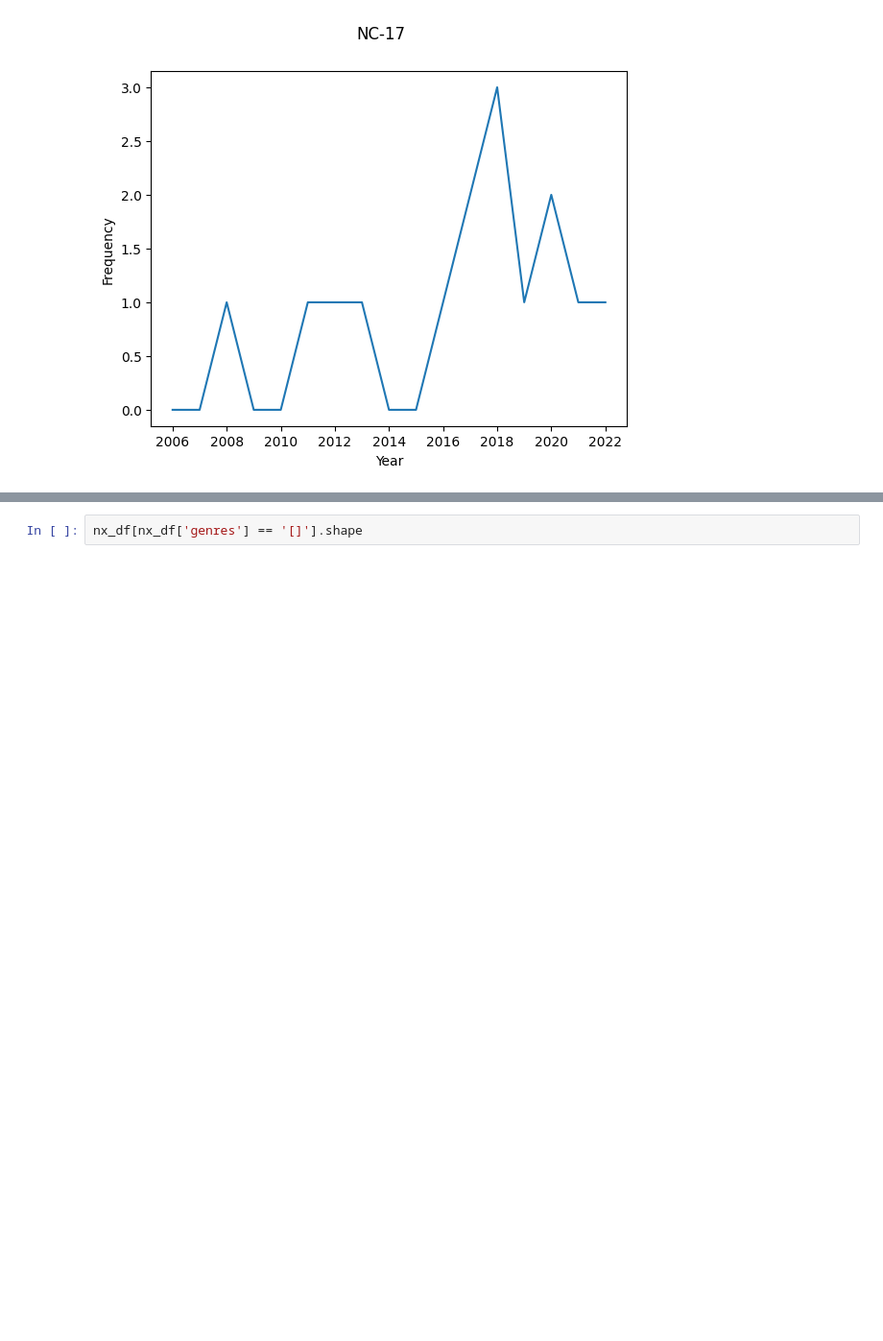
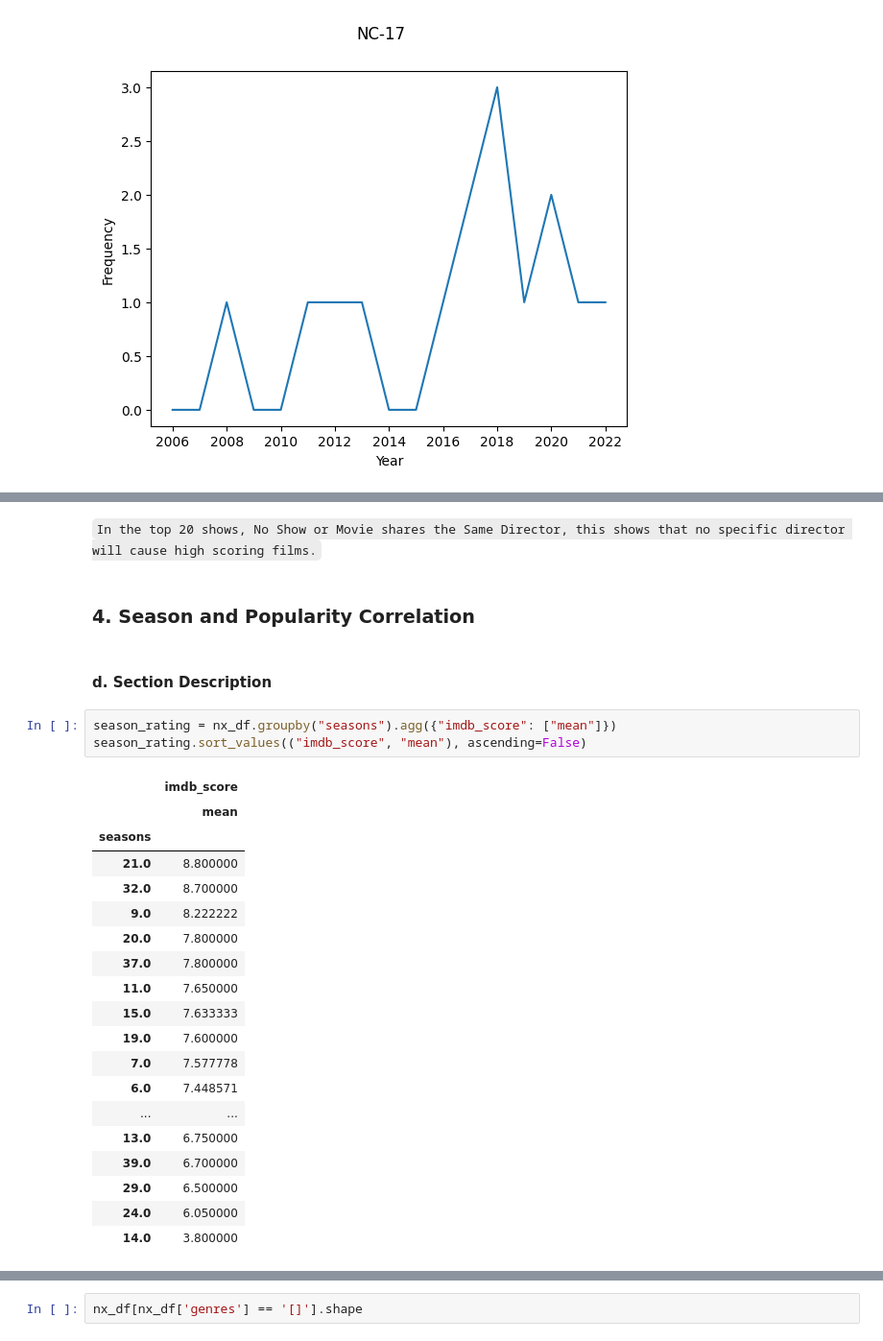
Before and after one commit to RJ0514/CSMODEL_Case_Study, a Jupyter notebook: Phase1.ipynb, the cells around one changed output, grey strips where cells are left out. Shown at 96% size. Cells and saved outputs as stored; diff of their text form; blank space fills up the shorter version.

Commit message:
Updated Notebook. Add your Section Description.

```diff
--- a/Phase1.ipynb
+++ b/Phase1.ipynb
@@ -235,0 +281,29 @@ for certification in certification_types:
+# %% [markdown]
+`In the top 20 shows, No Show or Movie shares the Same Director, this shows that no specific director will cause high scoring films.`
+# %% [markdown]
+### 4. Season and Popularity Correlation
+# %% [markdown]
+#### d. Section Description
+# %%
+season_rating = nx_df.groupby("seasons").agg({"imdb_score": ["mean"]})
+season_rating.sort_values(("imdb_score", "mean"), ascending=False)
+# %% [output]
+|  | imdb_score |
+|  | mean |
+| seasons |  |
+| 21.0 | 8.800000 |
+| 32.0 | 8.700000 |
+| 9.0 | 8.222222 |
+| 20.0 | 7.800000 |
+| 37.0 | 7.800000 |
+| 11.0 | 7.650000 |
+| 15.0 | 7.633333 |
+| 19.0 | 7.600000 |
+| 7.0 | 7.577778 |
+| 6.0 | 7.448571 |
+| ... | ... |
+| 13.0 | 6.750000 |
+| 39.0 | 6.700000 |
+| 29.0 | 6.500000 |
+| 24.0 | 6.050000 |
+| 14.0 | 3.800000 |
```
Also changed, not shown: parts of 47 cells of this notebook.
